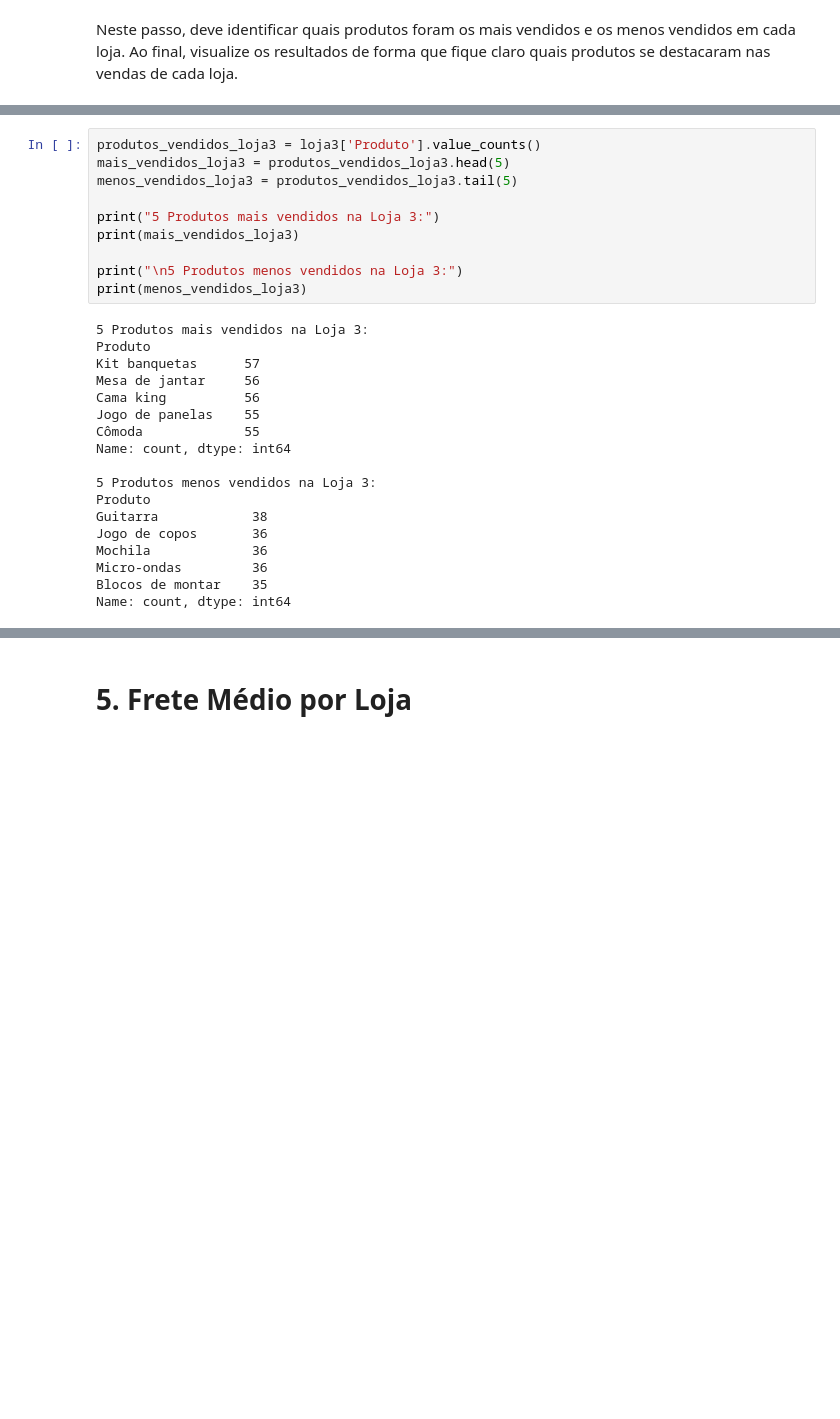
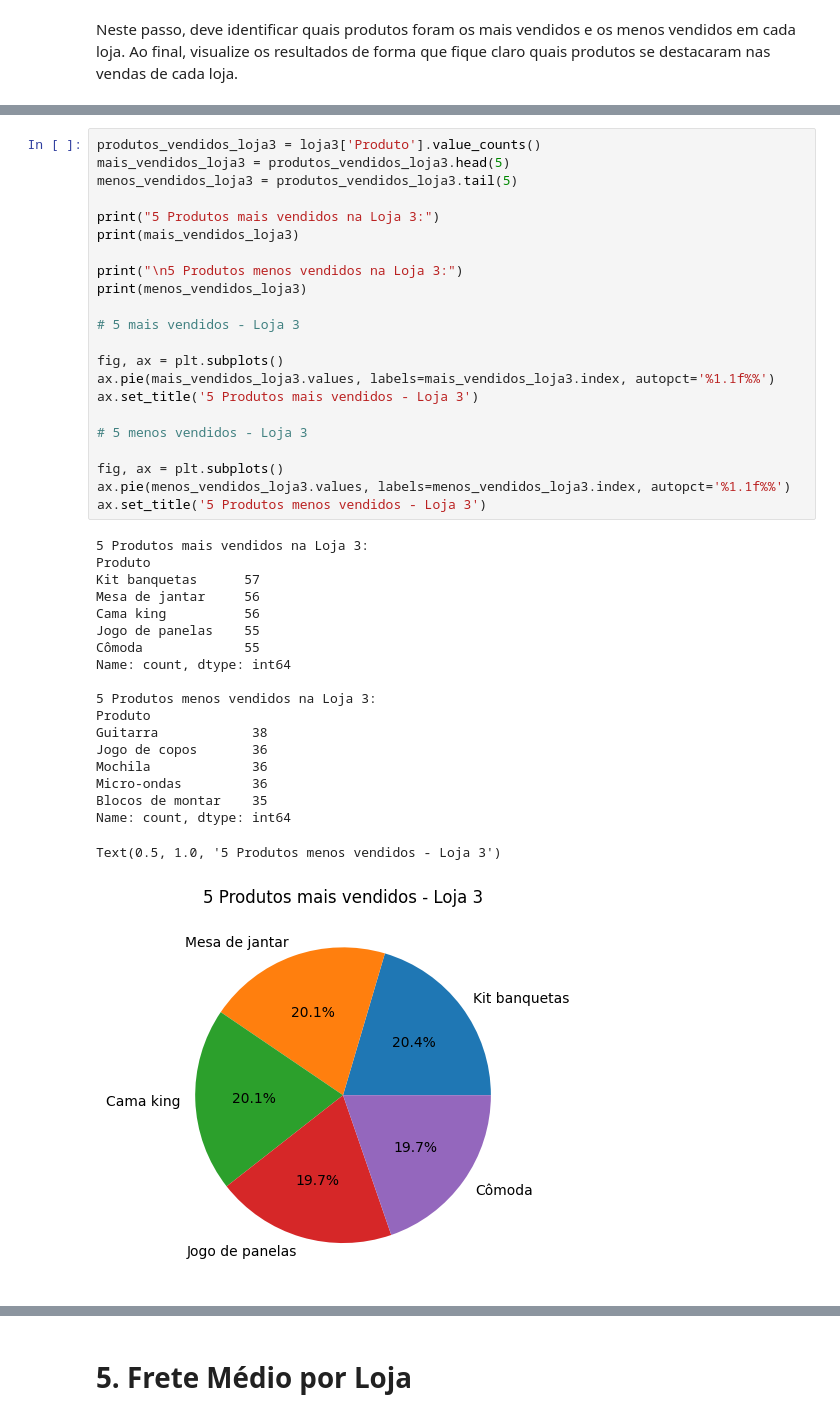
Before and after one commit to paulaferreirao/challenge-alura-store, a Jupyter notebook: AluraStoreBr.ipynb, the cells around one changed output, grey strips where cells are left out. Drawn from its saved outputs; the diff is of its cells as text; blank space fills up the shorter version.

```diff
--- a/AluraStoreBr.ipynb
+++ b/AluraStoreBr.ipynb
@@ -291,28 +296,42 @@ Name: count, dtype: int64
 # %%
 produtos_vendidos_loja3 = loja3['Produto'].value_counts()
 mais_vendidos_loja3 = produtos_vendidos_loja3.head(5)
 menos_vendidos_loja3 = produtos_vendidos_loja3.tail(5)
 
 print("5 Produtos mais vendidos na Loja 3:")
 print(mais_vendidos_loja3)
 
 print("\n5 Produtos menos vendidos na Loja 3:")
 print(menos_vendidos_loja3)
+
+# 5 mais vendidos - Loja 3
+
+fig, ax = plt.subplots()
+ax.pie(mais_vendidos_loja3.values, labels=mais_vendidos_loja3.index, autopct='%1.1f%%')
+ax.set_title('5 Produtos mais vendidos - Loja 3')
+
+# 5 menos vendidos - Loja 3
+
+fig, ax = plt.subplots()
+ax.pie(menos_vendidos_loja3.values, labels=menos_vendidos_loja3.index, autopct='%1.1f%%')
+ax.set_title('5 Produtos menos vendidos - Loja 3')
 # %% [output]
 5 Produtos mais vendidos na Loja 3:
 Produto
 Kit banquetas      57
 Mesa de jantar     56
 Cama king          56
 Jogo de panelas    55
 Cômoda             55
 Name: count, dtype: int64
 
 5 Produtos menos vendidos na Loja 3:
 Produto
 Guitarra            38
 Jogo de copos       36
 Mochila             36
 Micro-ondas         36
 Blocos de montar    35
 Name: count, dtype: int64
+Text(0.5, 1.0, '5 Produtos menos vendidos - Loja 3')
+[figure, added]
```
Also changed, not shown: parts of 7 cells of this notebook.
